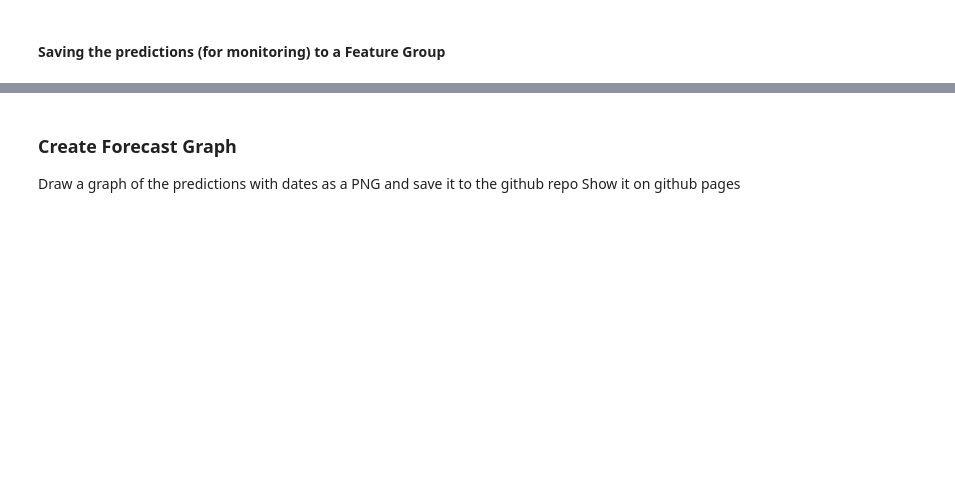
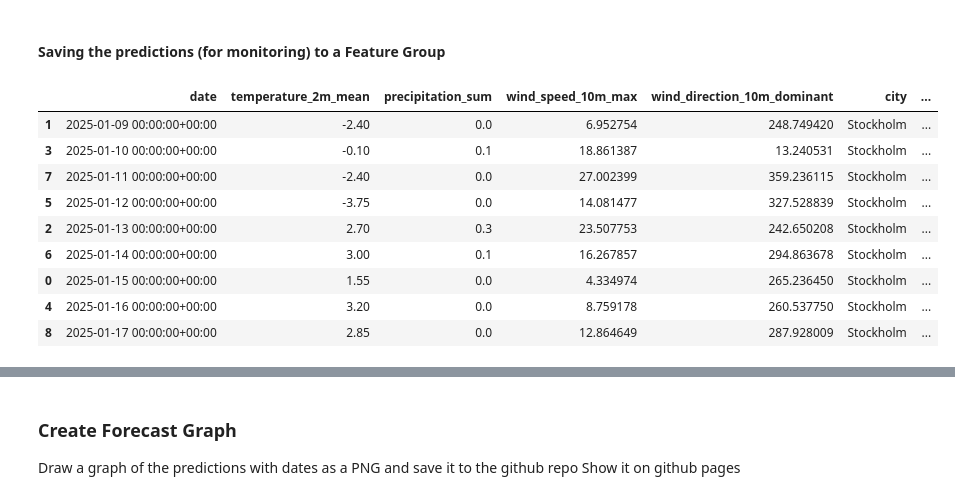
Before and after one commit to gretajonsson/ID2223_project, a Jupyter notebook: project/batch_inference.ipynb, the cells around one changed output, grey strips where cells are left out. Drawn from its saved outputs; the diff is of its cells as text; code cells hidden in the pictures; blank space fills up the shorter version.

```diff
--- a/project/batch_inference.ipynb
+++ b/project/batch_inference.ipynb
@@ -72,9 +134,21 @@ batch_data.info()
 # %%
 batch_data['city'] = "Stockholm"
 batch_data['country'] = "Sweden"
+batch_data['predicted_accidents'] = batch_data['predicted_accidents'].round(0).astype(int)
 # Fill in the number of days before the date on which you made the forecast (base_date)
 batch_data['days_before_forecast_day'] = range(1, len(batch_data)+1)
 batch_data = batch_data.sort_values(by=['date'])
 batch_data
+# %% [output]
+|  | date | temperature_2m_mean | precipitation_sum | wind_speed_10m_max | wind_direction_10m_dominant | city | ... |
+| 1 | 2025-01-09 00:00:00+00:00 | -2.40 | 0.0 | 6.952754 | 248.749420 | Stockholm | ... |
+| 3 | 2025-01-10 00:00:00+00:00 | -0.10 | 0.1 | 18.861387 | 13.240531 | Stockholm | ... |
+| 7 | 2025-01-11 00:00:00+00:00 | -2.40 | 0.0 | 27.002399 | 359.236115 | Stockholm | ... |
+| 5 | 2025-01-12 00:00:00+00:00 | -3.75 | 0.0 | 14.081477 | 327.528839 | Stockholm | ... |
+| 2 | 2025-01-13 00:00:00+00:00 | 2.70 | 0.3 | 23.507753 | 242.650208 | Stockholm | ... |
+| 6 | 2025-01-14 00:00:00+00:00 | 3.00 | 0.1 | 16.267857 | 294.863678 | Stockholm | ... |
+| 0 | 2025-01-15 00:00:00+00:00 | 1.55 | 0.0 | 4.334974 | 265.236450 | Stockholm | ... |
+| 4 | 2025-01-16 00:00:00+00:00 | 3.20 | 0.0 | 8.759178 | 260.537750 | Stockholm | ... |
+| 8 | 2025-01-17 00:00:00+00:00 | 2.85 | 0.0 | 12.864649 | 287.928009 | Stockholm | ... |
 # %%
 batch_data.info()
```
Also changed, not shown: parts of 10 cells of this notebook, 6 other files.
